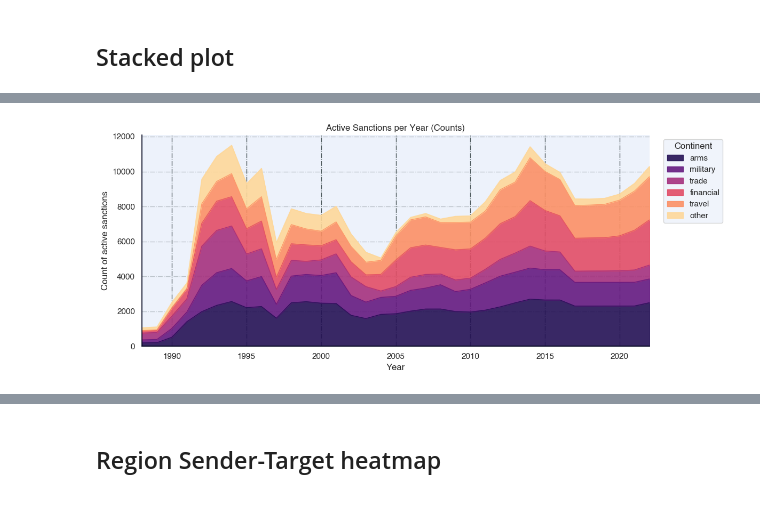
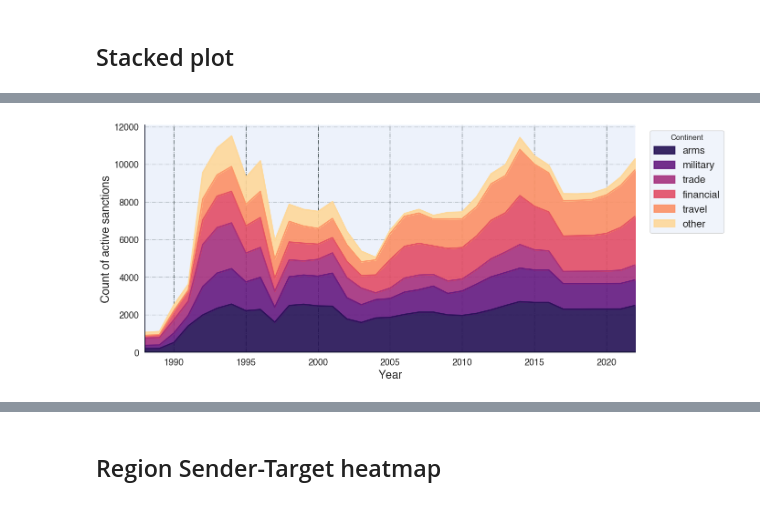
Before and after one commit to Freyness-gd/trade_under_pressure_thesis, a Jupyter notebook: src/data_exploration.ipynb, the cells around one changed output, grey strips where cells are left out. Drawn from its saved outputs; the diff is of its cells as text; code cells hidden in the pictures.

```diff
--- a/src/data_exploration.ipynb
+++ b/src/data_exploration.ipynb
@@ -141,0 +147,4 @@ df_merged.describe()
+# %%
+df_merged["GDP_reporter_log"] = np.log1p(df_merged["GDP_reporter"])
+df_merged["GDP_partner_log"] = np.log1p(df_merged["GDP_partner"])
+df_merged["distw_log"] = np.log1p(df_merged["distw"])
@@ -142,5 +231,2 @@ df_merged.describe()
 # %% [markdown]
 # GDP
-# %%
-df_merged["GDP_reporter_log"] = np.log1p(df["GDP_reporter"])
-df_merged["GDP_reporter_log"].describe()
@@ -465,34 +552,34 @@ def plot_sanctions_stacked_counts(
     kind="area",
     stacked=True,
     alpha=alpha,
-    linewidth=1,
+    linewidth=2,
     color=colors,
-    figsize=(12, 5),
+    figsize=(14, 6),
   )
 
-  ax.set_title("Active Sanctions per Year (Counts)")
+  ax.set_title("")
   ax.set_xlabel("Year")
   ax.set_ylabel("Count of active sanctions")
   ax.grid(alpha=0.3, axis="y")
 
   plt.legend(
     title="Continent",
     loc="upper left",
     bbox_to_anchor=(1.02, 1),
   )
 
   plt.xlim(left=1988, right=2022)
   plt.tight_layout()
 
   plt.savefig(
     "graph_output/active_sanctions.png",
     dpi=500,
     bbox_inches="tight"
   )
 
   plt.show()
 
 
 plot_sanctions_stacked_counts(df_sanctions)
 # %% [output]
-[figure, old version]
+[figure, new version]
```
Also changed, not shown: parts of 28 cells of this notebook, 12 other files.
